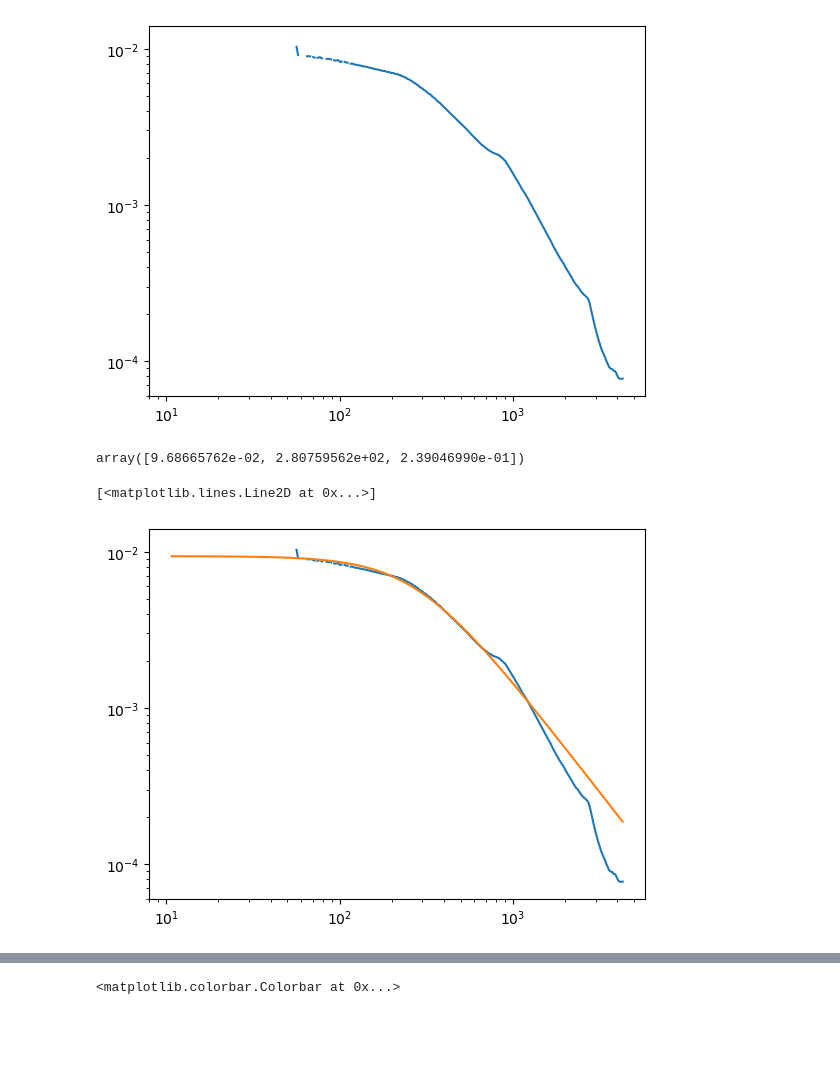
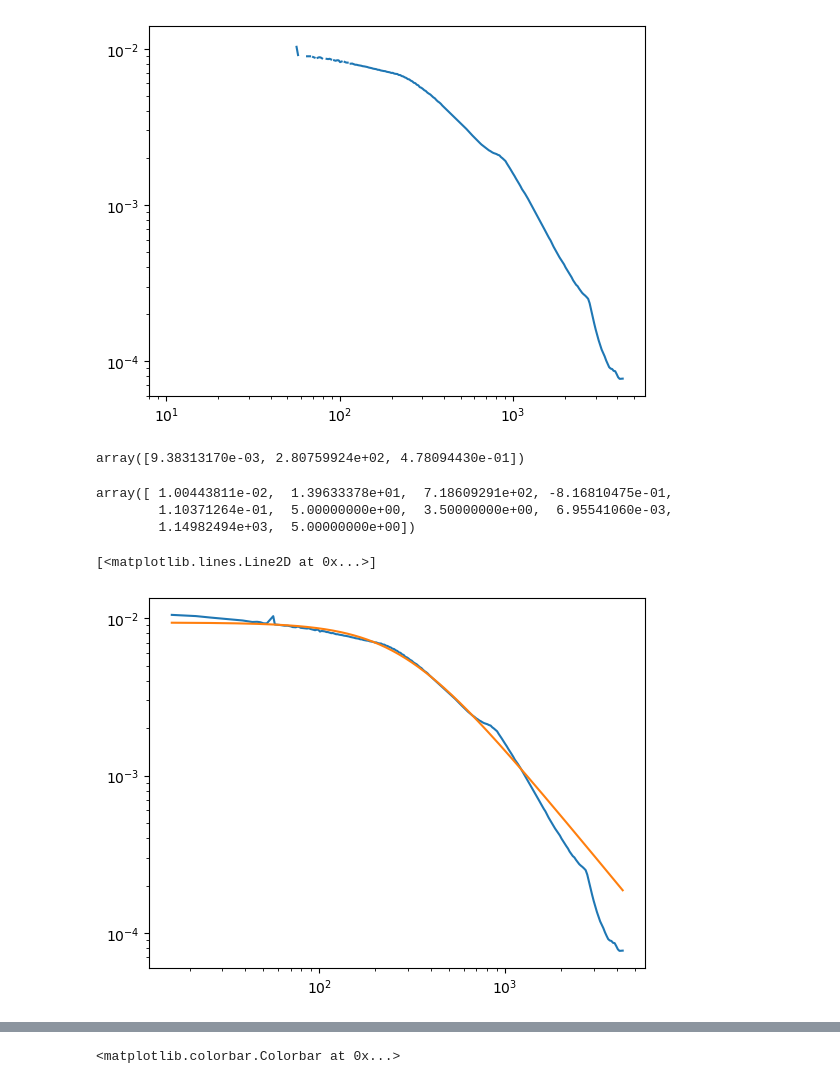
Before and after one commit to RphlWicker/Temperature_maps, a Jupyter notebook: different_leff_approaches.ipynb, the cells around one changed output, grey strips where cells are left out. Saved outputs shown, nothing was run; the diff lists cells and outputs as text; code cells hidden in the pictures; blank space fills up the shorter version.

Commit message:
Add the Vikhlinin profile to compute leff

```diff
--- a/different_leff_approaches.ipynb
+++ b/different_leff_approaches.ipynb
@@ -63,4 +64,4 @@ plt.loglog(rbins_p, ne_prof)
 [figure]
 # %%
 def beta_profile(r, n0, rc, b):
-    return (n0**2)/(1+(r/rc)**2)**(3*b)
+    return np.sqrt((n0**2)/(1+(r/rc)**2)**(3*b))
@@ -67,7 +71,7 @@ def beta_profile(r, n0, rc, b):
 # %%
 not_nan = np.where(~np.isnan(ne_prof))[0][1:]
 # %%
-popt, pcov = curve_fit(beta_profile, rbins_p[not_nan], ne_prof[not_nan])
-popt
+popt_beta, pcov_beta = curve_fit(beta_profile, rbins_p[not_nan], ne_prof[not_nan])
+popt_beta
 # %% [output]
-array([9.68665762e-02, 2.80759562e+02, 2.39046990e-01])
+array([9.38313170e-03, 2.80759924e+02, 4.78094430e-01])
@@ -74,6 +81,14 @@ array([9.68665762e-02, 2.80759562e+02, 2.39046990e-01])
+# %%
+popt_Vikhlinin, pcov_Vikhlinin = curve_fit(vikhlinin_profile, rbins_p[not_nan], ne_prof[not_nan], maxfev=5000000,
+                                           bounds=Bounds(lower_param_bounds, upper_param_bounds))
+popt_Vikhlinin
+# %% [output]
+array([ 1.00443811e-02,  1.39633378e+01,  7.18609291e+02, -8.16810475e-01,
+        1.10371264e-01,  5.00000000e+00,  3.50000000e+00,  6.95541060e-03,
+        1.14982494e+03,  5.00000000e+00])
 # %%
-plt.loglog(rbins_p, ne_prof)
-plt.loglog(rbins_p, beta_profile(rbins_p, *popt))
+plt.loglog(rbins_p[not_nan], ne_prof[not_nan])
+plt.loglog(rbins_p[not_nan], beta_profile(rbins_p[not_nan], *popt_beta))
 # %% [output]
 [<matplotlib.lines.Line2D at 0x...>]
-[figure, old version]
+[figure, new version]
```
Also changed, not shown: parts of 8 cells of this notebook.
